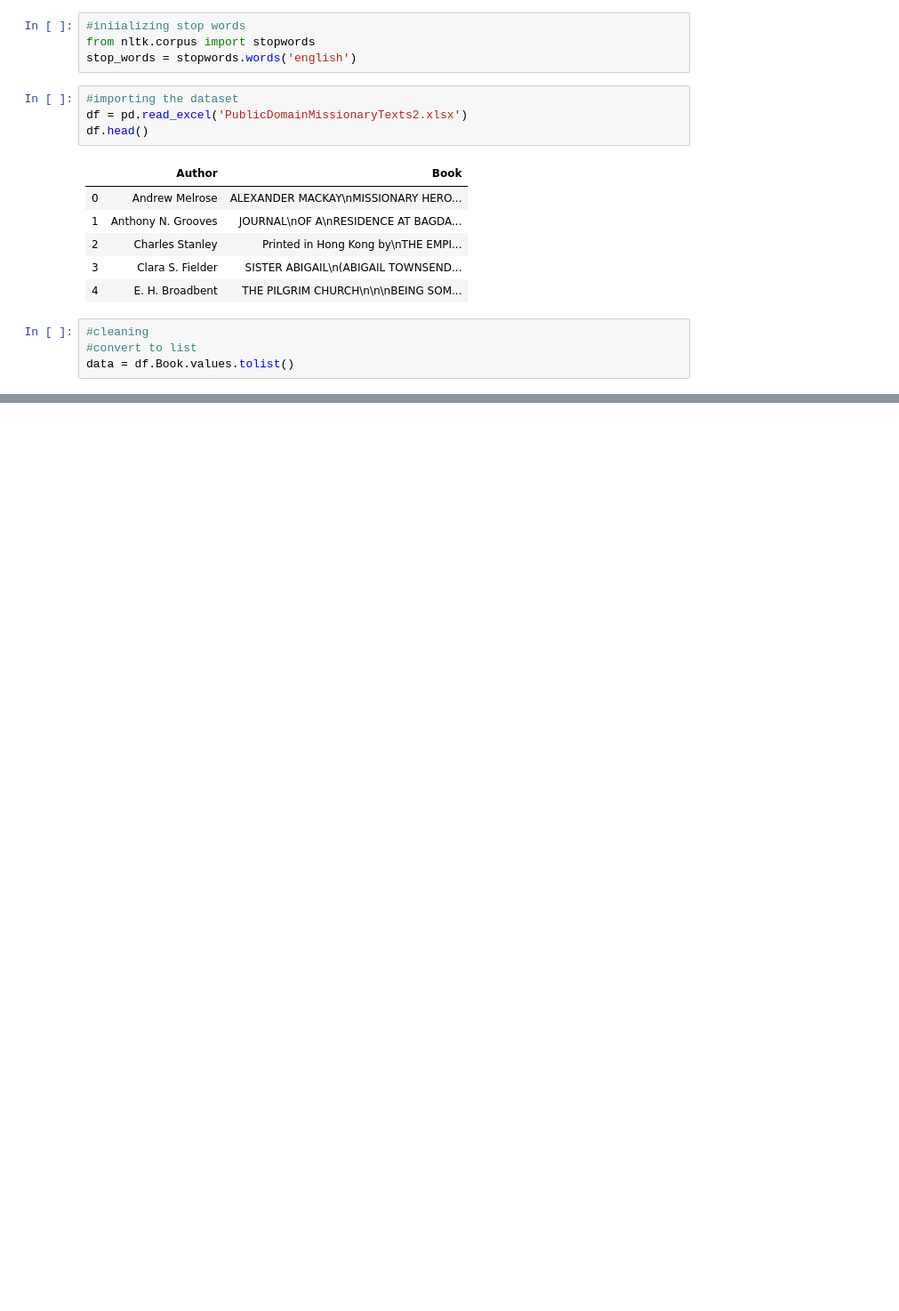
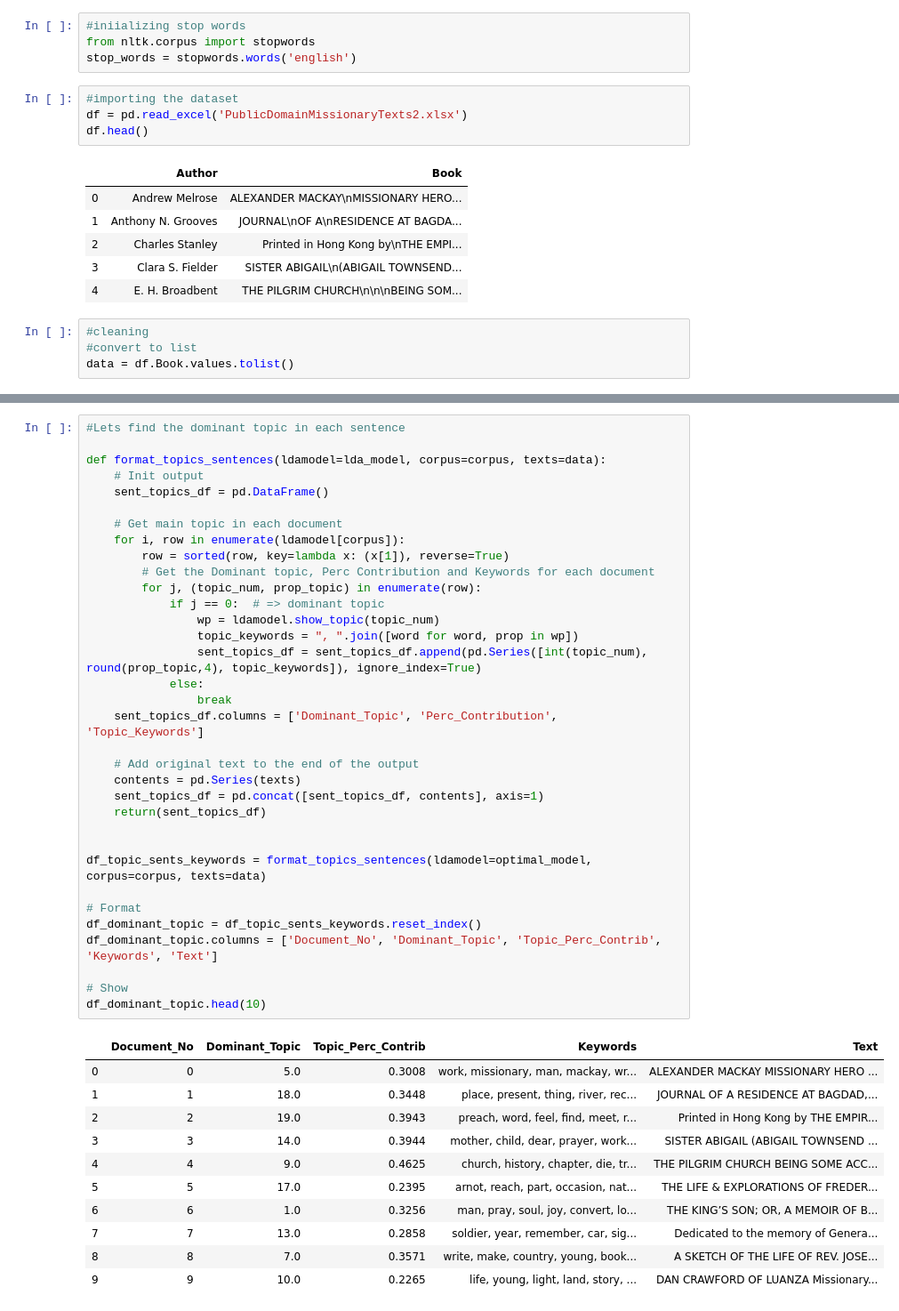
Before and after one commit to niel98/PublicMissionaryTopicTrends2, a Jupyter notebook: PublicMissionaryTrends2.1.ipynb, the cells around one changed output, grey strips where cells are left out. Shown at 89% size. Saved outputs shown, nothing was run; the diff lists cells and outputs as text; blank space fills up the shorter version.

```diff
--- a/PublicMissionaryTrends2.1.ipynb
+++ b/PublicMissionaryTrends2.1.ipynb
@@ -49,0 +282,46 @@ data = [re.sub("\'", "", sent) for sent in data]
+# %%
+#Lets find the dominant topic in each sentence
+
+def format_topics_sentences(ldamodel=lda_model, corpus=corpus, texts=data):
+    # Init output
+    sent_topics_df = pd.DataFrame()
+
+    # Get main topic in each document
+    for i, row in enumerate(ldamodel[corpus]):
+        row = sorted(row, key=lambda x: (x[1]), reverse=True)
+        # Get the Dominant topic, Perc Contribution and Keywords for each document
+        for j, (topic_num, prop_topic) in enumerate(row):
+            if j == 0:  # => dominant topic
+                wp = ldamodel.show_topic(topic_num)
+                topic_keywords = ", ".join([word for word, prop in wp])
+                sent_topics_df = sent_topics_df.append(pd.Series([int(topic_num), round(prop_topic,4), topic_keywords]), ignore_index=True)
+            else:
+                break
+    sent_topics_df.columns = ['Dominant_Topic', 'Perc_Contribution', 'Topic_Keywords']
+
+    # Add original text to the end of the output
+    contents = pd.Series(texts)
+    sent_topics_df = pd.concat([sent_topics_df, contents], axis=1)
+    return(sent_topics_df)
+
+
+df_topic_sents_keywords = format_topics_sentences(ldamodel=optimal_model, corpus=corpus, texts=data)
+
+# Format
+df_dominant_topic = df_topic_sents_keywords.reset_index()
+df_dominant_topic.columns = ['Document_No', 'Dominant_Topic', 'Topic_Perc_Contrib', 'Keywords', 'Text']
+
+# Show
+df_dominant_topic.head(10)
+# %% [output]
+|  | Document_No | Dominant_Topic | Topic_Perc_Contrib | Keywords | Text |
+| 0 | 0 | 5.0 | 0.3008 | work, missionary, man, mackay, wr... | ALEXANDER MACKAY MISSIONARY HERO ... |
+| 1 | 1 | 18.0 | 0.3448 | place, present, thing, river, rec... | JOURNAL OF A RESIDENCE AT BAGDAD,... |
+| 2 | 2 | 19.0 | 0.3943 | preach, word, feel, find, meet, r... | Printed in Hong Kong by THE EMPIR... |
+| 3 | 3 | 14.0 | 0.3944 | mother, child, dear, prayer, work... | SISTER ABIGAIL (ABIGAIL TOWNSEND ... |
+| 4 | 4 | 9.0 | 0.4625 | church, history, chapter, die, tr... | THE PILGRIM CHURCH BEING SOME ACC... |
+| 5 | 5 | 17.0 | 0.2395 | arnot, reach, part, occasion, nat... | THE LIFE & EXPLORATIONS OF FREDER... |
+| 6 | 6 | 1.0 | 0.3256 | man, pray, soul, joy, convert, lo... | THE KING’S SON; OR, A MEMOIR OF B... |
+| 7 | 7 | 13.0 | 0.2858 | soldier, year, remember, car, sig... | Dedicated to the memory of Genera... |
+| 8 | 8 | 7.0 | 0.3571 | write, make, country, young, book... | A SKETCH OF THE LIFE OF REV. JOSE... |
+| 9 | 9 | 10.0 | 0.2265 | life, young, light, land, story, ... | DAN CRAWFORD OF LUANZA Missionary... |
```
Also changed, not shown: parts of 21 cells of this notebook.
